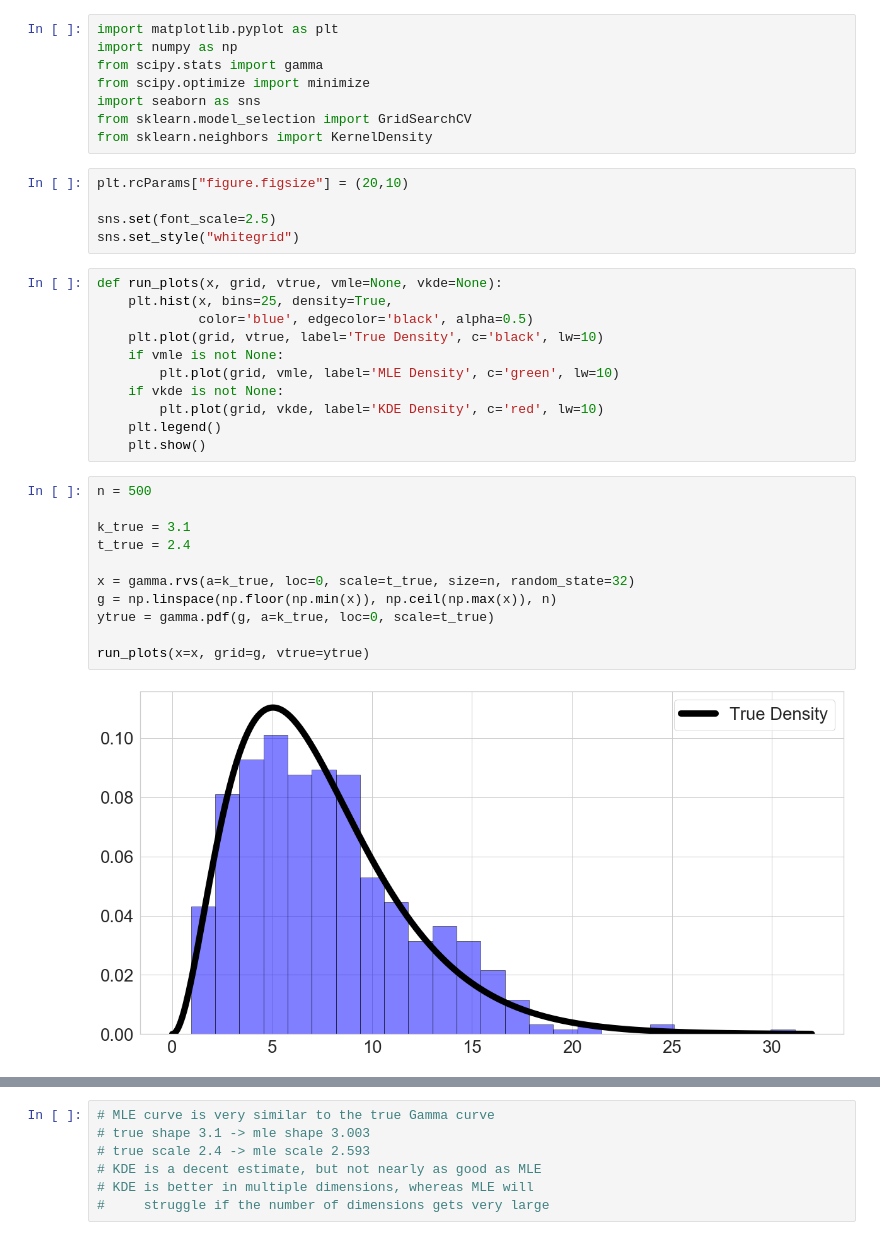
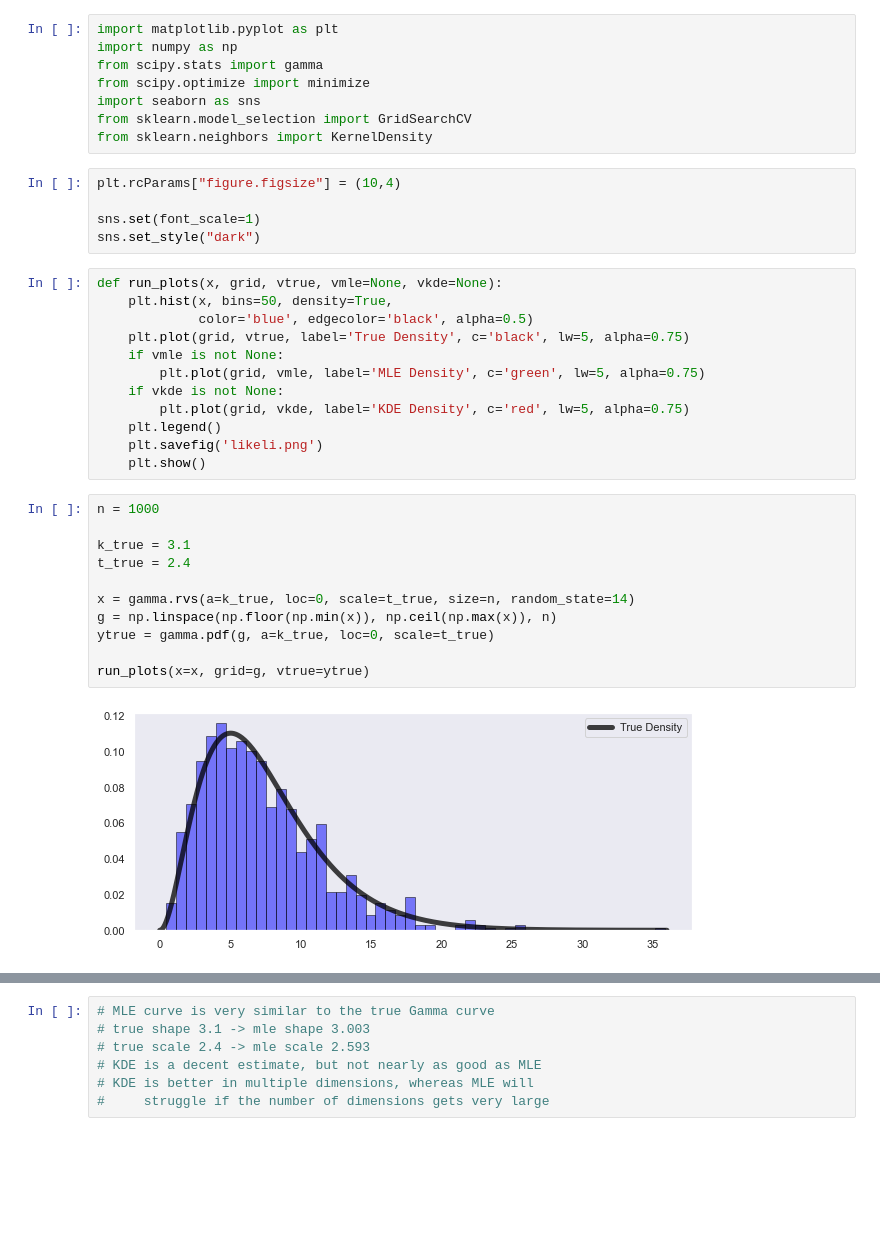
Before and after one commit to aaron-christopher-jones/misc-statistics-work, a Jupyter notebook: maximum_likelihood_estimation.ipynb, the cells around one changed output, grey strips where cells are left out. Cells and saved outputs as stored; diff of their text form; blank space fills up the shorter version.

```diff
--- a/maximum_likelihood_estimation.ipynb
+++ b/maximum_likelihood_estimation.ipynb
@@ -9,34 +9,35 @@ import seaborn as sns
 from sklearn.model_selection import GridSearchCV
 from sklearn.neighbors import KernelDensity
 # %%
-plt.rcParams["figure.figsize"] = (20,10)
+plt.rcParams["figure.figsize"] = (10,4)
 
-sns.set(font_scale=2.5)
-sns.set_style("whitegrid")
+sns.set(font_scale=1)
+sns.set_style("dark")
 # %%
 def run_plots(x, grid, vtrue, vmle=None, vkde=None):
-    plt.hist(x, bins=25, density=True,
+    plt.hist(x, bins=50, density=True,
              color='blue', edgecolor='black', alpha=0.5)
-    plt.plot(grid, vtrue, label='True Density', c='black', lw=10)
+    plt.plot(grid, vtrue, label='True Density', c='black', lw=5, alpha=0.75)
     if vmle is not None:
-        plt.plot(grid, vmle, label='MLE Density', c='green', lw=10)
+        plt.plot(grid, vmle, label='MLE Density', c='green', lw=5, alpha=0.75)
     if vkde is not None:
-        plt.plot(grid, vkde, label='KDE Density', c='red', lw=10)
+        plt.plot(grid, vkde, label='KDE Density', c='red', lw=5, alpha=0.75)
     plt.legend()
+    plt.savefig('likeli.png')
     plt.show()
 # %%
-n = 500
+n = 1000
 
 k_true = 3.1
 t_true = 2.4
 
-x = gamma.rvs(a=k_true, loc=0, scale=t_true, size=n, random_state=32)
+x = gamma.rvs(a=k_true, loc=0, scale=t_true, size=n, random_state=14)
 g = np.linspace(np.floor(np.min(x)), np.ceil(np.max(x)), n)
 ytrue = gamma.pdf(g, a=k_true, loc=0, scale=t_true)
 
 run_plots(x=x, grid=g, vtrue=ytrue)
 # %% [output]
-[figure, old version]
+[figure, new version]
 # %%
 k_init = 1
 t_init = 1
```
Also changed, not shown: parts of 3 cells of this notebook.
